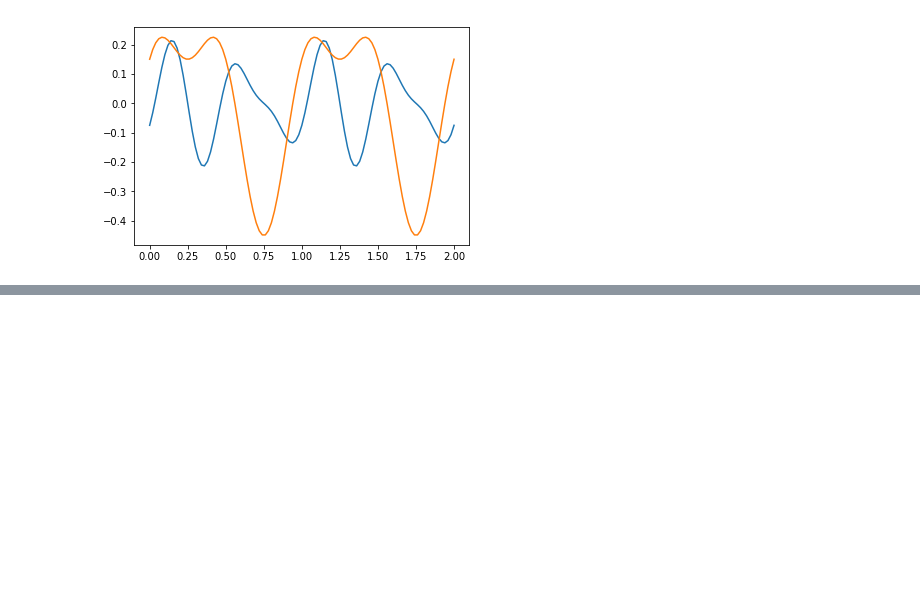
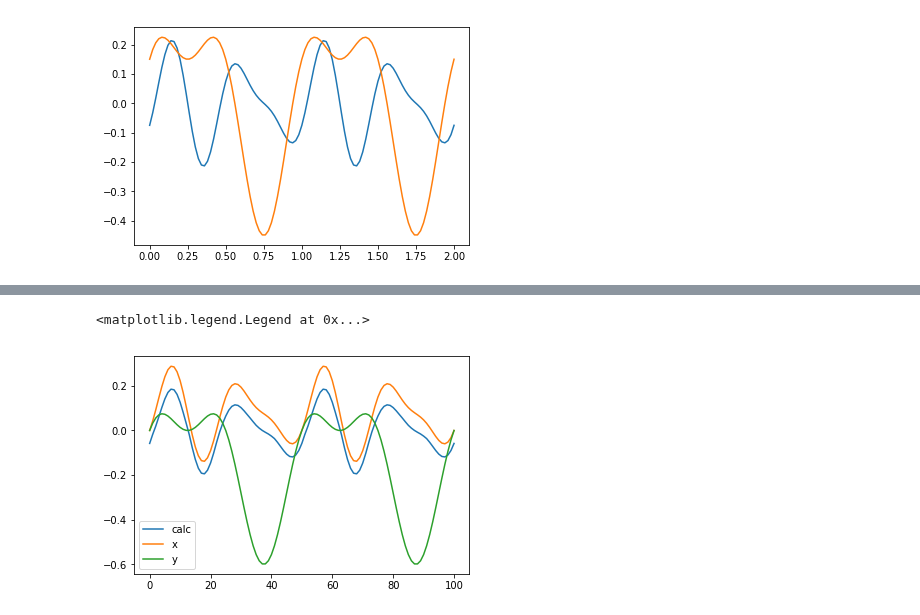
Before and after one commit to ladisk/pyidi, a Jupyter notebook: Showcase.ipynb, the cells around one changed output, grey strips where cells are left out. Cells and saved outputs as stored; diff of their text form; code cells hidden in the pictures; blank space fills up the shorter version.

```diff
--- a/Showcase.ipynb
+++ b/Showcase.ipynb
@@ -142,0 +157,4 @@ plt.legend()
+# %%
+filename_3 = 'data/data_synthetic.cih'
+video_3 = pyidi.pyIDI(filename_3)
+video_3.info
@@ -142,0 +172,11 @@ plt.legend()
+# %%
+video_3.set_points(points=inds_2, method='sof')
+disp_3 = video_3.get_displacements()
+# %%
+plt.plot(disp_3[0, :, 1], label='calc')
+plt.plot(generated_x - generated_x[0], label='x')
+plt.plot(generated_y - generated_y[0], label='y')
+plt.legend()
+# %% [output]
+<matplotlib.legend.Legend at 0x...>
+[figure, added]
```
Also changed, not shown: parts of 6 cells of this notebook, 2 other files.
